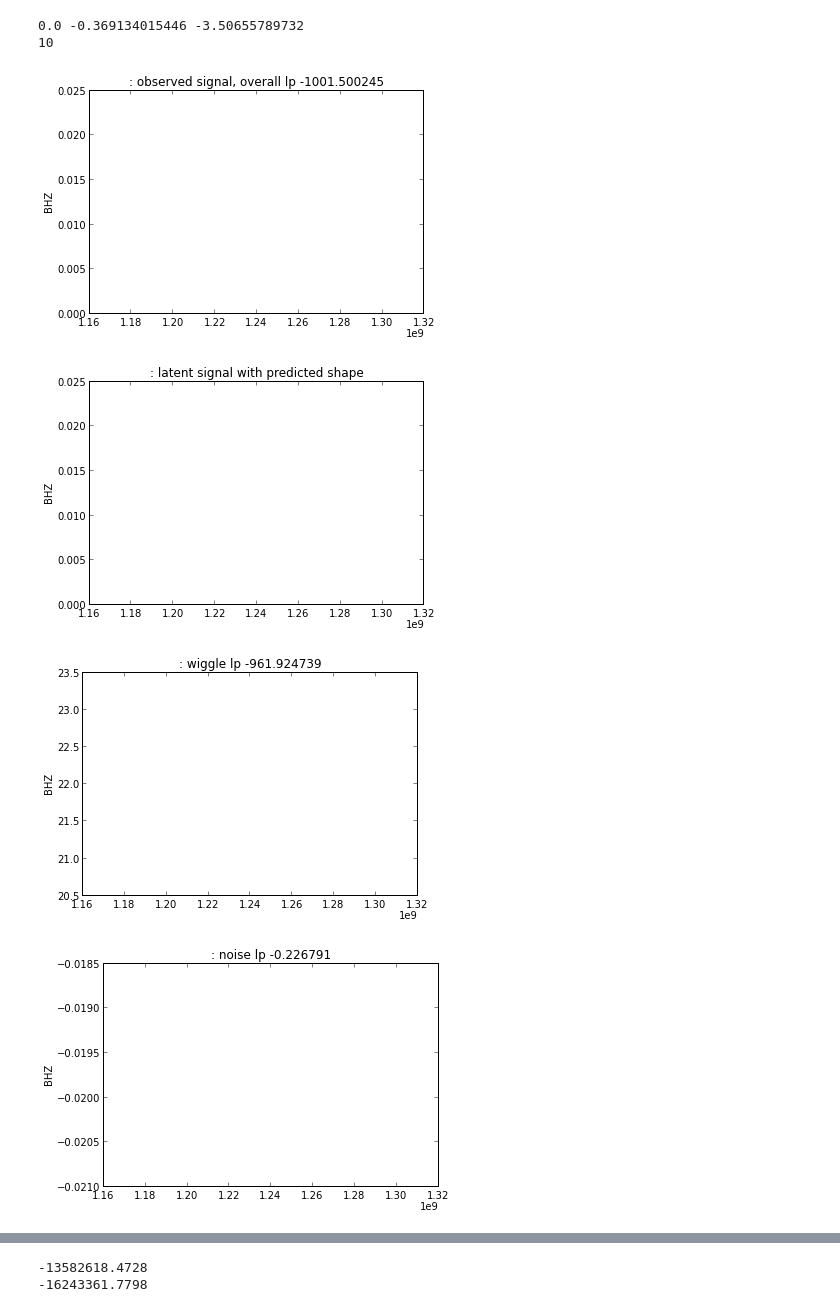
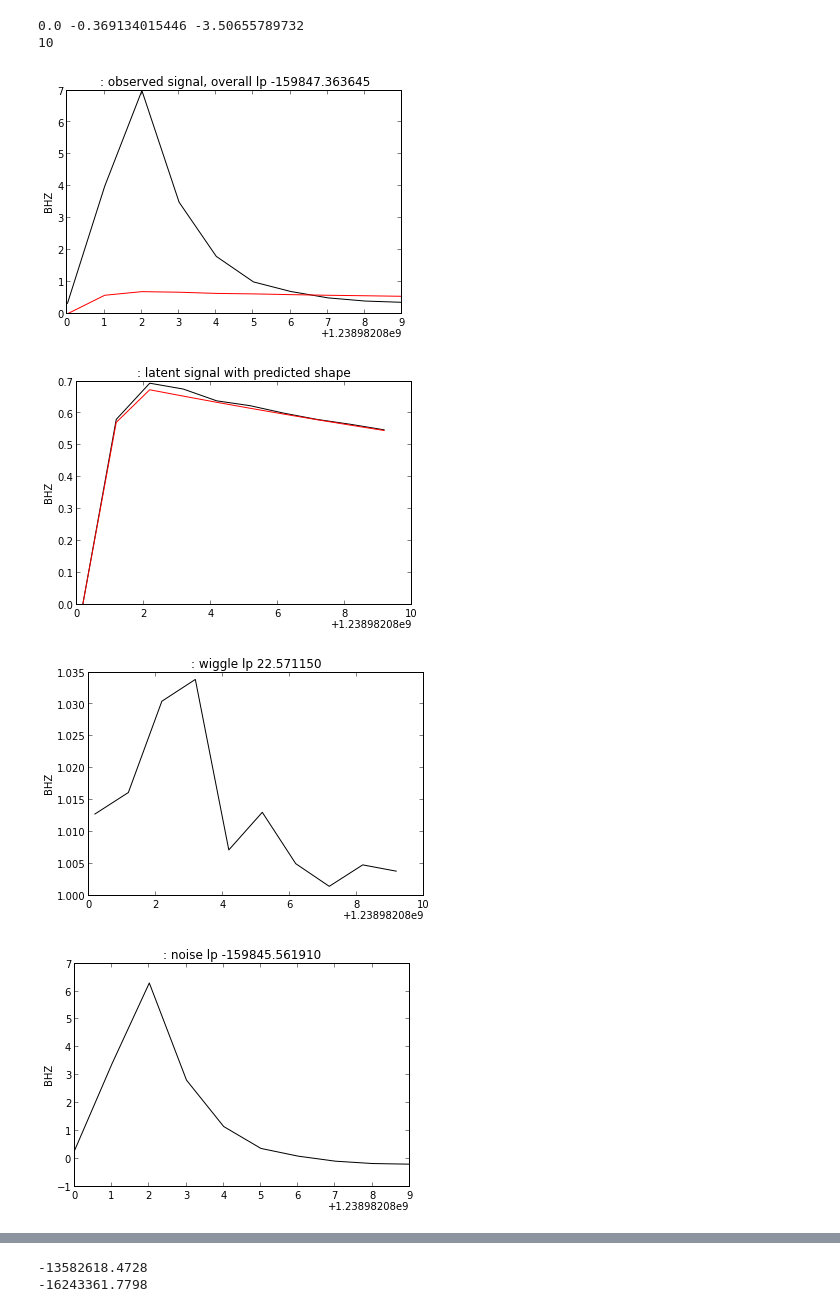
Before and after one commit to davmre/sigvisa, a Jupyter notebook: debug latent gibbs.ipynb, the cells around one changed output, grey strips where cells are left out. Drawn from its saved outputs; the diff is of its cells as text; code cells hidden in the pictures.

```diff
--- a/debug latent gibbs.ipynb
+++ b/debug latent gibbs.ipynb
@@ -25,10 +25,10 @@ def debug_plot_all(sg, latent, wn, msg="", i=None):
 
 tmtype = {'amp_transfer': 'param_sin1', 'tt_residual': 'constant_laplacian', 'coda_decay': 'param_linear_distmb', 'peak_offset': 'param_linear_mb'}
 sg = SigvisaGraph(template_model_type='dummy', template_shape='paired_exp', wiggle_model_type='dummy', wiggle_family='dummy',
-                    phases=['P'], nm_type = 'ar', run_name='everything', iteration=2)
+                    phases=['P'], nm_type = 'ar', run_name='everything', iteration=2, fixed_arrival_npts=10)
 
-obs_data = np.zeros((1,))
-#obs_data = np.array((.33, 4.0, 7.0, 3.5, 1.8, 1.0, .7, .5, .4, .36))
+#obs_data = np.zeros((1,))
+obs_data = np.array((.33, 4.0, 7.0, 3.5, 1.8, 1.0, .7, .5, .4, .36))
 obs_wave = Waveform(data=obs_data, stime=1238982080.0, srate=1, sta="MKAR", chan="BHZ", filter_str="freq_2.0_3.0")
 wn = sg.add_wave(obs_wave)
 ev = get_event(evid=5303023)
@@ -36,43 +36,43 @@ sg.add_event(ev=ev, fixed=True)
 latent = [n for (k,n) in wn.parents.items() if 'latent_arrival' in k][0]
 np.random.seed(0)
 
 fake_em = ErrorModel(mean=0, std=0.01)
 fake_noise = ARModel(params=(0.5,), c=0.0, em=fake_em)
 wn.nm = fake_noise
 
 fake_em2 = ErrorModel(mean=0, std=0.01)
-fake_wiggle = ARModel(params=(0.5,), c=0.0, em=fake_em2)
+fake_wiggle = ARModel(params=(0.5,), c=1.0, em=fake_em2)
 latent.arwm = fake_wiggle
 
 
 sg.parent_predict_all()
 
 
 tmnodes = sg.get_arrival_nodes(1, 'MKAR', 'P', 'freq_2.0_3.0', 'BHZ')
 k_decay, n_decay = tmnodes['coda_decay']
 k_height, n_height = tmnodes['coda_height']
 k_offset, n_offset = tmnodes['peak_offset']
 
 print n_offset.get_value(), n_height.get_value(), n_decay.get_value()
 
 #n_decay.set_value(0.0)
 #n_height.set_value(2.0)
 #n_offset.set_value(1.0)
-n_decay.set_value(0.0)
-n_height.set_value(1.0)
-n_offset.set_value(1.0)
-latent.parent_predict()
+#n_decay.set_value(-4.0)
+#n_height.set_value(-3.0)
+#n_offset.set_value(-8.0)
+latent.parent_sample()
 print latent.npts
-#latent.set_value(np.array((.02, 4.0, 7.0, 3.5, 1.8, 1.0, .7, .5, .4, .36)))
-latent.set_value(np.array((.02, )), force_new_size=True)
+#latent.set_value(np.array((.02, 3.0, 6.0, 3.2, 1.9, 1.1, .6, .5, .4, .36)))
+#latent.set_value(np.array((.02, )), force_new_size=True)
 
-latent.npts = 1
-latent._tmpl_shape_cache = latent._tmpl_shape_cache[:1]
+#latent.npts = 1
+#latent._tmpl_shape_cache = latent._tmpl_shape_cache[:1]
 debug_plot_all(sg, latent, wn)
 # %% [output]
 0.0 -0.369134015446 -3.50655789732
 10
-[figure, old version]
+[figure, new version]
-[figure, old version]
+[figure, new version]
-[figure, old version]
+[figure, new version]
-[figure, old version]
+[figure, new version]
```
Also changed, not shown: parts of 4 cells of this notebook, 40 other files.
